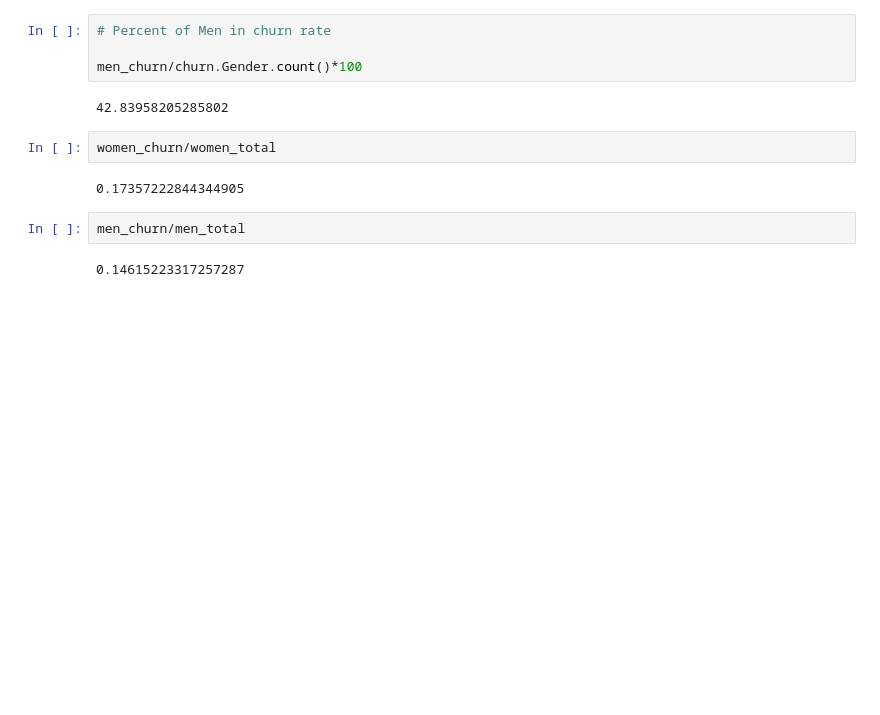
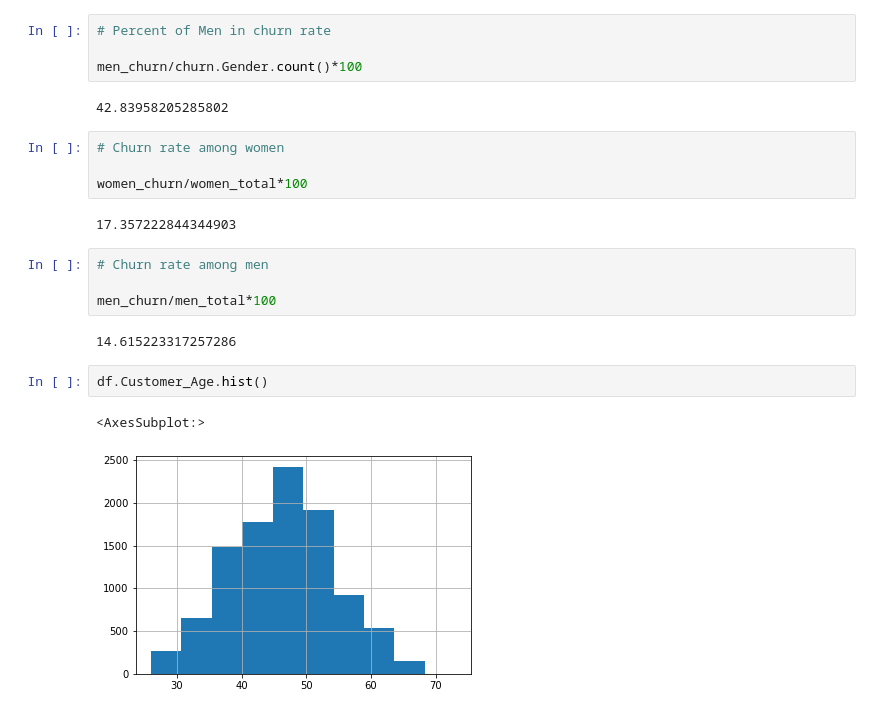
Before and after one commit to DJ1070/Bank_Churner, a Jupyter notebook: bank_churners.ipynb, the cells around one changed output. Saved outputs shown, nothing was run; the diff lists cells and outputs as text; blank space fills up the shorter version.

```diff
--- a/bank_churners.ipynb
+++ b/bank_churners.ipynb
@@ -110,11 +121,20 @@ men_total/(women_total + men_total)*100
 men_churn/churn.Gender.count()*100
 # %% [output]
 42.83958205285802
-# %%
-women_churn/women_total
-# %% [output]
-0.17357222844344905
-# %%
-men_churn/men_total
-# %% [output]
-0.14615223317257287
+# %%
+# Churn rate among women
+
+women_churn/women_total*100
+# %% [output]
+17.357222844344903
+# %%
+# Churn rate among men
+
+men_churn/men_total*100
+# %% [output]
+14.615223317257286
+# %%
+df.Customer_Age.hist()
+# %% [output]
+<AxesSubplot:>
+[figure, added]
```
Also changed, not shown: parts of 7 cells of this notebook.
